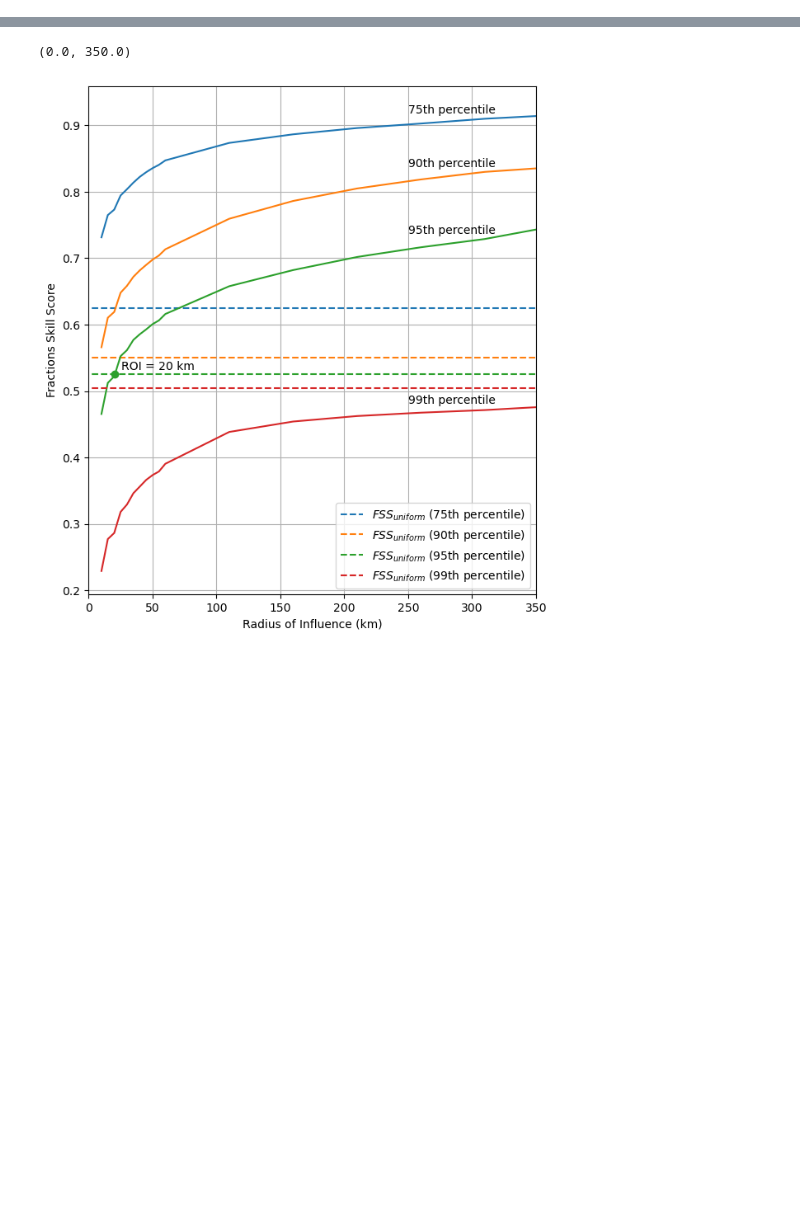
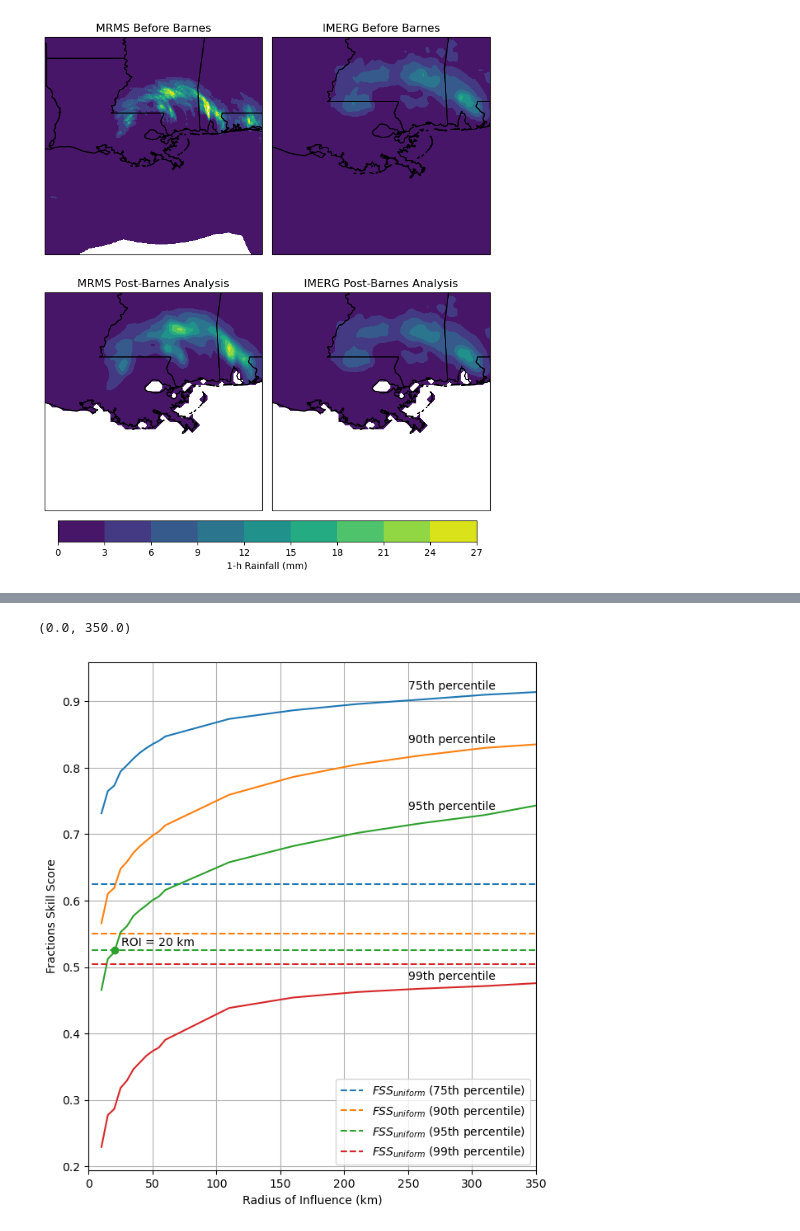
Before and after one commit to a98alvin/TC_RI_P1, a Jupyter notebook: scripts/obs/MRMS and Stage IV/MRMS_Bootstrap_Individually.ipynb, the cells around one changed output, grey strips where cells are left out. Saved outputs shown, nothing was run; the diff lists cells and outputs as text; code cells hidden in the pictures; blank space fills up the shorter version.

```diff
--- a/scripts/obs/MRMS and Stage IV/MRMS_Bootstrap_Individually.ipynb
+++ b/scripts/obs/MRMS and Stage IV/MRMS_Bootstrap_Individually.ipynb
@@ -373,4 +353,45 @@ with open(    '/Users/acheung/data/intermediates/datetimes_indiv.pkl', 'rb') as
 # with open('/Users/acheung/data/intermediates/ground_mrms_total_list.pkl', 'rb') as file:
 #     # Load the data from the file
 #     ground_mrms_total_list = pickle.load(file)
+# %%
+fig = plt.figure(figsize=(7, 8))
+
+gs = fig.add_gridspec(2,2)
+ax = fig.add_subplot(gs[0, 0],adjustable='box', aspect=1,projection=ccrs.PlateCarree())
+ax2 = fig.add_subplot(gs[0, 1],adjustable='box', aspect=1,projection=ccrs.PlateCarree())
+ax3 = fig.add_subplot(gs[1, 0],adjustable='box', aspect=1,projection=ccrs.PlateCarree())
+ax4 = fig.add_subplot(gs[1, 1],adjustable='box', aspect=1,projection=ccrs.PlateCarree())
+
+ax.add_feature(cfeature.STATES)
+ax.add_feature(cfeature.COASTLINE)
+p1 = ax.contourf(mrms_x_grid,mrms_y_grid,ground_total_precip[ind_to_see],
+                 levels=np.arange(0,27.1,3))
+ax.set_title('MRMS Before Barnes')
+
+ax2.add_feature(cfeature.STATES)
+ax2.add_feature(cfeature.COASTLINE)
+p2 = ax2.contourf(imerg_precip_data_pre['lon'].values,imerg_precip_data_pre['lat'].values,summed_1h_imerg_xr[ind_to_see],
+                 levels=np.arange(0,27.1,3))
+ax2.set_title('IMERG Before Barnes')
+
+ax3.add_feature(cfeature.STATES)
+ax3.add_feature(cfeature.COASTLINE)
+plot_3 = ax3.contourf(lat_lon_arr_list[storm_ind][1],lat_lon_arr_list[storm_ind][0],
+                     interpolated_mrms_list[storm_ind][ind_to_see],
+                    levels=np.arange(0,27.1,3))
+ax3.set_title('MRMS Post-Barnes Analysis')
+
+ax4.add_feature(cfeature.STATES)
+ax4.add_feature(cfeature.COASTLINE)
+plot_4 = ax4.contourf(lat_lon_arr_list[storm_ind][1],lat_lon_arr_list[storm_ind][0],
+                      imerg_precip_list[storm_ind][ind_to_see],
+                    levels=np.arange(0,27.1,3))
+ax4.set_title('IMERG Post-Barnes Analysis')
+plt.tight_layout()
+
+cax = plt.axes([0.05, -0.006, 0.9, 0.04])
+plt.colorbar(plot_4,cax=cax,label='1-h Rainfall (mm)',orientation='horizontal')
+plt.savefig('/Users/acheung/data/Figures/Paper_Figures/Barnes_Comparison_4_Panel.png',dpi=900,bbox_inches='tight')
+# %% [output]
+[figure, added]
 # %%
```
Also changed, not shown: parts of 20 cells of this notebook, 11 other files.
